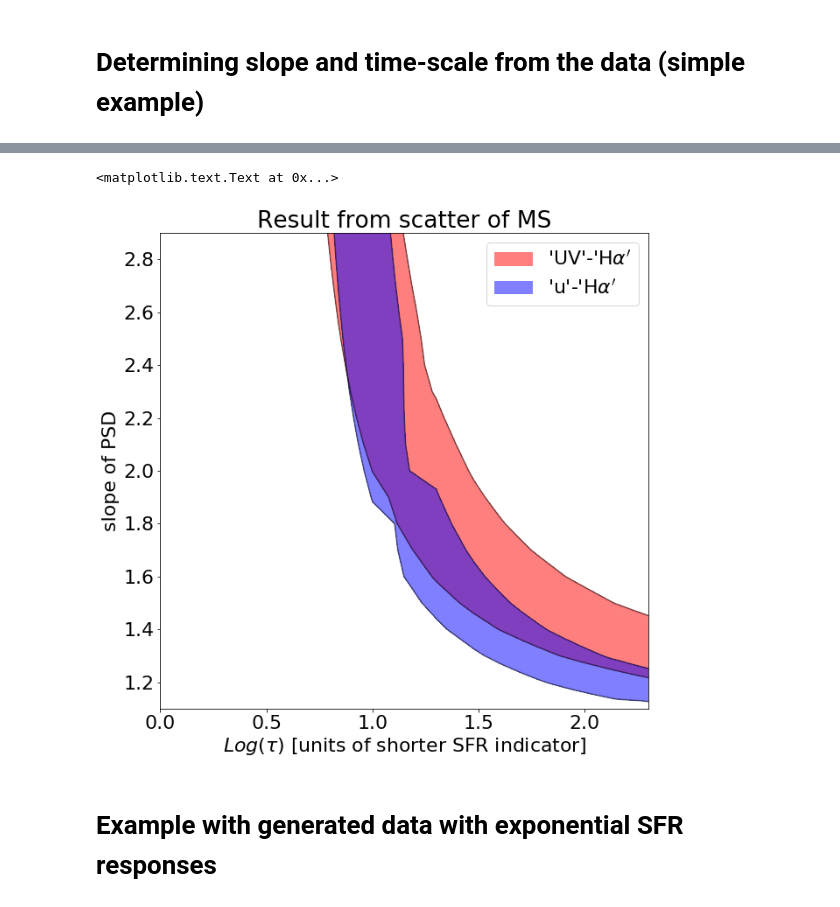
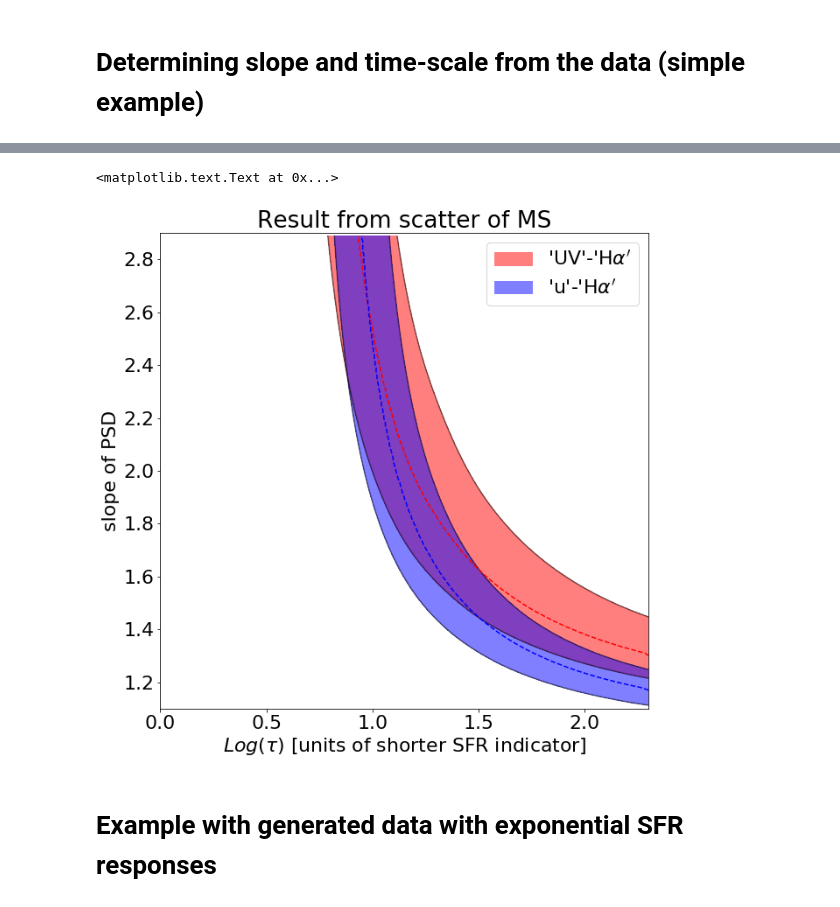
Before and after one commit to nevencaplar/Main-Sequence-Variability, a Jupyter notebook: Main_Sequence_Variability.ipynb, the cells around one changed output, grey strips where cells are left out. Drawn from its saved outputs; the diff is of its cells as text; code cells hidden in the pictures.

```diff
--- a/Main_Sequence_Variability.ipynb
+++ b/Main_Sequence_Variability.ipynb
@@ -815 +843,4 @@ plt.show()
+# %%
+slope_fine=np.arange(1.1,2.9,0.01)
+tau_fine=np.arange(1,200,0.1)
 # %%
@@ -841,40 +868,58 @@ Number_of_sigmas_deviation_2=Number_of_sigmas_deviation_2.reshape(20,29)
 # %%
 Number_of_sigmas_deviation_reshaped_1=np.copy(Number_of_sigmas_deviation_1)
-Number_of_sigmas_deviation_reshaped_1=Number_of_sigmas_deviation_reshaped_1.reshape(len(slope),len(tau))
+Number_of_sigmas_deviation_reshaped_1=Number_of_sigmas_deviation_reshaped_1.reshape(len(slope_fine),len(tau_fine))
 
 Number_of_sigmas_deviation_reshaped_2=np.copy(Number_of_sigmas_deviation_2)
-Number_of_sigmas_deviation_reshaped_2=Number_of_sigmas_deviation_reshaped_2.reshape(len(slope),len(tau))
+Number_of_sigmas_deviation_reshaped_2=Number_of_sigmas_deviation_reshaped_2.reshape(len(slope_fine),len(tau_fine))
+# %%
+best_solution_1=[]
+for i in range(len(Number_of_sigmas_deviation_reshaped_1)):
+    best_solution_1.append([slope_fine[i],tau_fine[np.argmin(Number_of_sigmas_deviation_reshaped_1[i])],Number_of_sigmas_deviation_reshaped_1[i][np.argmin(Number_of_sigmas_deviation_reshaped_1[i])]])
+
+best_solution_1=np.array(best_solution_1)
+best_solution_1=best_solution_1[best_solution_1[:,2]<0.1]
+
+
+best_solution_2=[]
+for i in range(len(Number_of_sigmas_deviation_reshaped_2)):
+    best_solution_2.append([slope_fine[i],tau_fine[np.argmin(Number_of_sigmas_deviation_reshaped_2[i])],Number_of_sigmas_deviation_reshaped_2[i][np.argmin(Number_of_sigmas_deviation_reshaped_2[i])]])
+
+best_solution_2=np.array(best_solution_2)
+best_solution_2=best_solution_2[best_solution_2[:,2]<0.1]
 # %%
 # Basic contour plot
 fig, ax = plt.subplots(figsize=(10, 10))
-CS = ax.contour(np.log10(X), Y, Number_of_sigmas_deviation_reshaped_1,cmap=plt.cm.bone,levels=[1,5],alpha=0.5)
-CS2 = ax.contour(np.log10(X), Y, Number_of_sigmas_deviation_reshaped_2,cmap=plt.cm.bone,levels=[1,5],alpha=0.5)
-CS3 = ax.contourf(np.log10(X), Y, Number_of_sigmas_deviation_reshaped_1, [0,1],colors=('r'),alpha=0.5)
-CS4 = ax.contourf(np.log10(X), Y, Number_of_sigmas_deviation_reshaped_2, [0,1],colors=('b'),alpha=0.5)
+CS = ax.contour(np.log10(tau_fine), slope_fine, Number_of_sigmas_deviation_reshaped_1,cmap=plt.cm.bone,levels=[1,5],alpha=0.5)
+CS2 = ax.contour(np.log10(tau_fine), slope_fine, Number_of_sigmas_deviation_reshaped_2,cmap=plt.cm.bone,levels=[1,5],alpha=0.5)
+CS3 = ax.contourf(np.log10(tau_fine), slope_fine, Number_of_sigmas_deviation_reshaped_1, [0,1],colors=('r'),alpha=0.5)
+CS4 = ax.contourf(np.log10(tau_fine), slope_fine, Number_of_sigmas_deviation_reshaped_2, [0,1],colors=('b'),alpha=0.5)
+
+plt.plot(np.log10(best_solution_1[:,1]),best_solution_1[:,0],'r',linestyle='dashed')
+plt.plot(np.log10(best_solution_2[:,1]),best_solution_2[:,0],'b',linestyle='dashed')
 
 h1,_ = CS3.legend_elements()
 h2,_ = CS4.legend_elements()
 ax.legend([h1[0], h2[0]], ['\'UV\'-\'H$\\alpha\'$', '\'u\'-\'H$\\alpha\'$'])
 
 # Recast levels to new class
 CS.levels = [1,1.5]
 CS3.levels = [1,1.5]
 # Label levels with specially formatted floats
 if plt.rcParams["text.usetex"]:
     fmt = r'%r \sigma %'
 else:
     fmt = '%r $\sigma$'
 
 #ax.clabel(CS, CS.levels, inline=True, fmt=fmt, fontsize=10)
 #ax.clabel(CS3, CS3.levels, inline=True, fmt=fmt, fontsize=10)
 ax.set_ylim(1.1,2.9)
 #ax.legend()
 ax.set_title('Result from scatter of MS')
 ax.set_xlabel('$Log(\\tau)$ [units of shorter SFR indicator]')
 ax.set_ylabel('slope of PSD')
 # %% [output]
 <matplotlib.text.Text at 0x...>
-[figure, old version]
+[figure, new version]
 # %% [markdown]
 # Example with generated data with exponential SFR responses
 # %%
```
Also changed, not shown: parts of 4 cells of this notebook.
